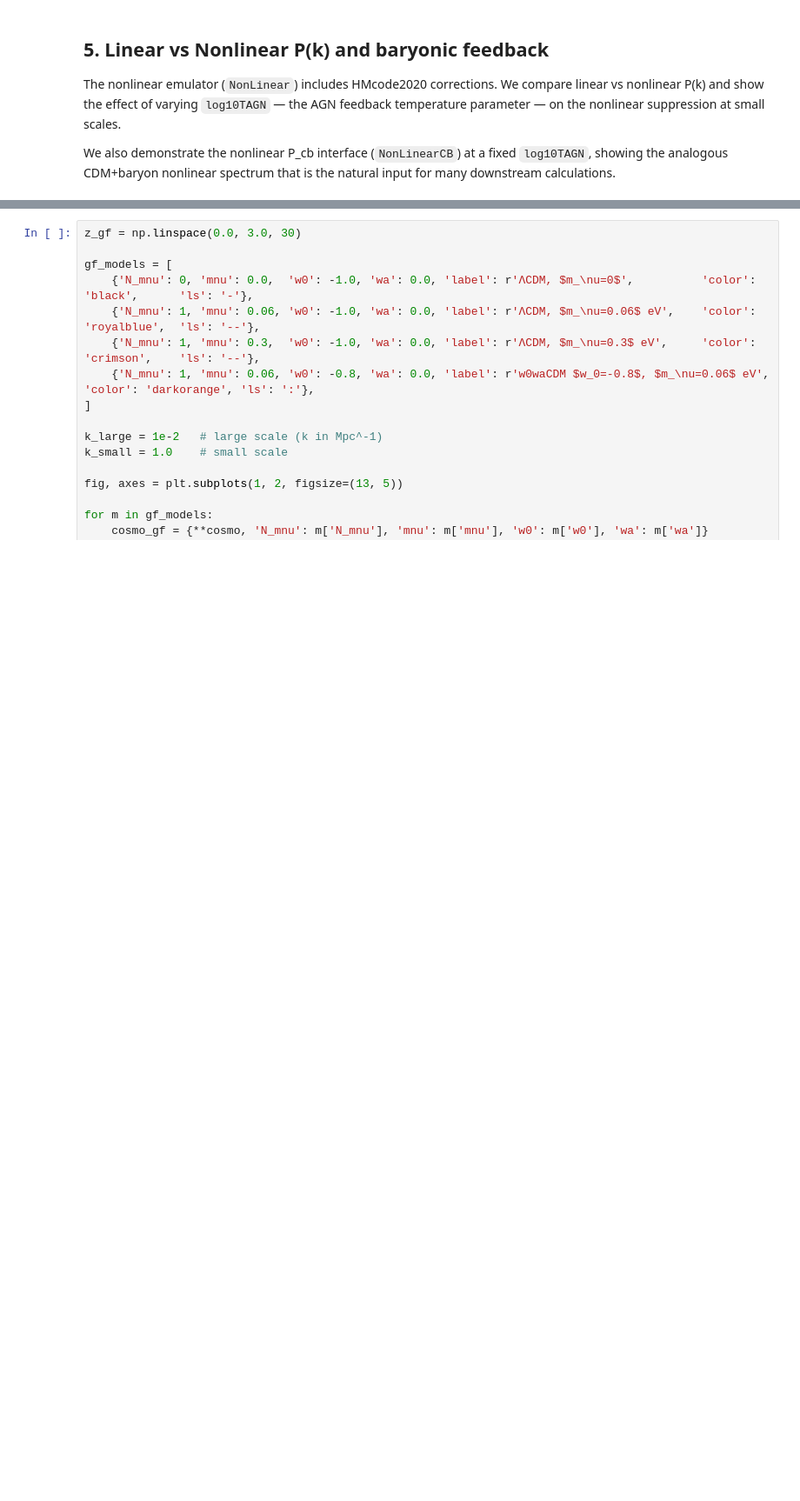
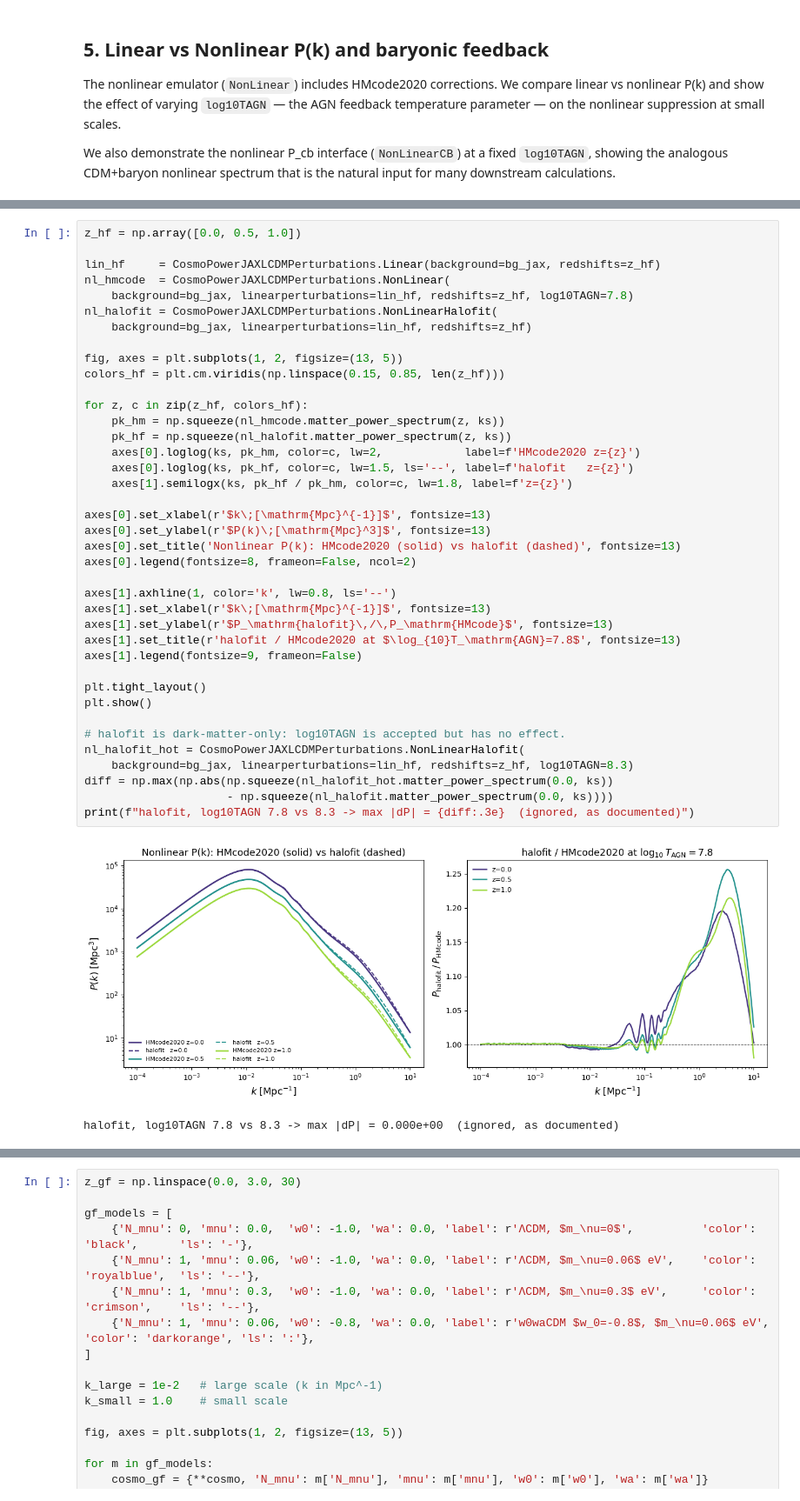
Before and after one commit to cloe-org/playground, a Jupyter notebook: tutorials/cosmology/cosmopower_jax_cosmology.ipynb, the cells around one changed output, grey strips where cells are left out. Shown at 87% size. Cells and saved outputs as stored; diff of their text form; blank space fills up the shorter version.

```diff
--- a/tutorials/cosmology/cosmopower_jax_cosmology.ipynb
+++ b/tutorials/cosmology/cosmopower_jax_cosmology.ipynb
@@ -344,0 +373,42 @@ Downloading lcdm-1mass-cb-nonlinear.npz from https://zenodo.org/records/19678842
+# %%
+z_hf = np.array([0.0, 0.5, 1.0])
+
+lin_hf     = CosmoPowerJAXLCDMPerturbations.Linear(background=bg_jax, redshifts=z_hf)
+nl_hmcode  = CosmoPowerJAXLCDMPerturbations.NonLinear(
+    background=bg_jax, linearperturbations=lin_hf, redshifts=z_hf, log10TAGN=7.8)
+nl_halofit = CosmoPowerJAXLCDMPerturbations.NonLinearHalofit(
+    background=bg_jax, linearperturbations=lin_hf, redshifts=z_hf)
+
+fig, axes = plt.subplots(1, 2, figsize=(13, 5))
+colors_hf = plt.cm.viridis(np.linspace(0.15, 0.85, len(z_hf)))
+
+for z, c in zip(z_hf, colors_hf):
+    pk_hm = np.squeeze(nl_hmcode.matter_power_spectrum(z, ks))
+    pk_hf = np.squeeze(nl_halofit.matter_power_spectrum(z, ks))
+    axes[0].loglog(ks, pk_hm, color=c, lw=2,            label=f'HMcode2020 z={z}')
+    axes[0].loglog(ks, pk_hf, color=c, lw=1.5, ls='--', label=f'halofit   z={z}')
+    axes[1].semilogx(ks, pk_hf / pk_hm, color=c, lw=1.8, label=f'z={z}')
+
+axes[0].set_xlabel(r'$k\;[\mathrm{Mpc}^{-1}]$', fontsize=13)
+axes[0].set_ylabel(r'$P(k)\;[\mathrm{Mpc}^3]$', fontsize=13)
+axes[0].set_title('Nonlinear P(k): HMcode2020 (solid) vs halofit (dashed)', fontsize=13)
+axes[0].legend(fontsize=8, frameon=False, ncol=2)
+
+axes[1].axhline(1, color='k', lw=0.8, ls='--')
+axes[1].set_xlabel(r'$k\;[\mathrm{Mpc}^{-1}]$', fontsize=13)
+axes[1].set_ylabel(r'$P_\mathrm{halofit}\,/\,P_\mathrm{HMcode}$', fontsize=13)
+axes[1].set_title(r'halofit / HMcode2020 at $\log_{10}T_\mathrm{AGN}=7.8$', fontsize=13)
+axes[1].legend(fontsize=9, frameon=False)
+
+plt.tight_layout()
+plt.show()
+
+# halofit is dark-matter-only: log10TAGN is accepted but has no effect.
+nl_halofit_hot = CosmoPowerJAXLCDMPerturbations.NonLinearHalofit(
+    background=bg_jax, linearperturbations=lin_hf, redshifts=z_hf, log10TAGN=8.3)
+diff = np.max(np.abs(np.squeeze(nl_halofit_hot.matter_power_spectrum(0.0, ks))
+                     - np.squeeze(nl_halofit.matter_power_spectrum(0.0, ks))))
+print(f"halofit, log10TAGN 7.8 vs 8.3 -> max |dP| = {diff:.3e}  (ignored, as documented)")
+# %% [output]
+[figure, added]
+halofit, log10TAGN 7.8 vs 8.3 -> max |dP| = 0.000e+00  (ignored, as documented)
```
Also changed, not shown: parts of 16 cells of this notebook.
